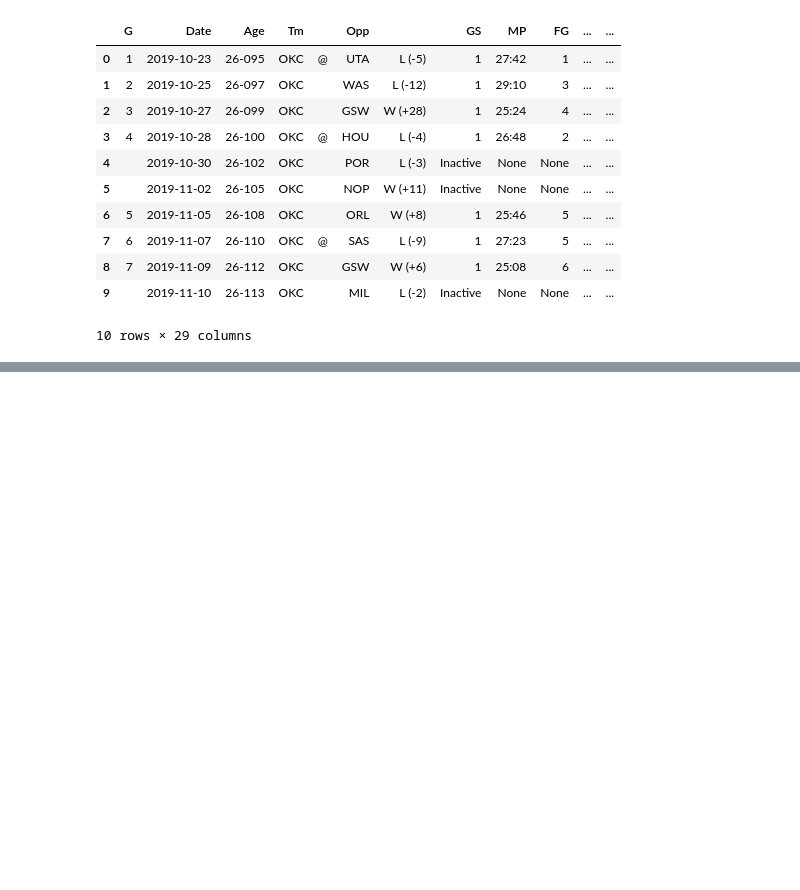
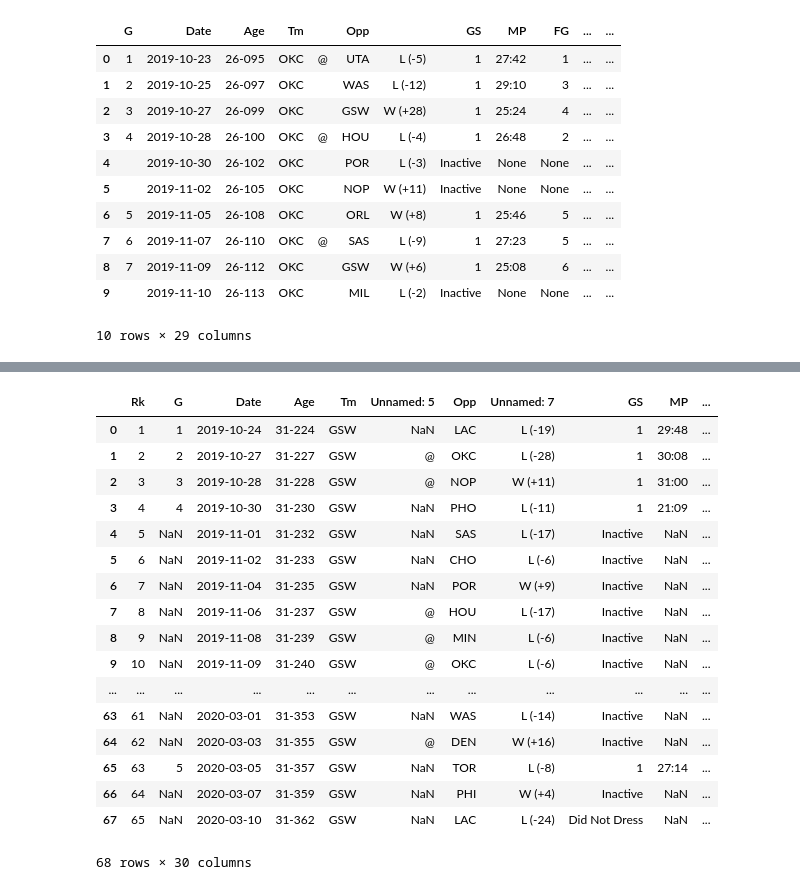
Before and after one commit to Carterbouley/nba_simulation, a Jupyter notebook: Scraping.ipynb, the cells around one changed output, grey strips where cells are left out. Saved outputs shown, nothing was run; the diff lists cells and outputs as text; code cells hidden in the pictures; blank space fills up the shorter version.

```diff
--- a/Scraping.ipynb
+++ b/Scraping.ipynb
@@ -152,0 +298,22 @@ rows
+# %%
+df = pd.read_html('https://www.basketball-reference.com/players/c/curryst01/gamelog/2020')[7]
+df['Index'] =
+# %% [output]
+|  | Rk | G | Date | Age | Tm | Unnamed: 5 | Opp | Unnamed: 7 | GS | MP | ... |
+| 0 | 1 | 1 | 2019-10-24 | 31-224 | GSW | NaN | LAC | L (-19) | 1 | 29:48 | ... |
+| 1 | 2 | 2 | 2019-10-27 | 31-227 | GSW | @ | OKC | L (-28) | 1 | 30:08 | ... |
+| 2 | 3 | 3 | 2019-10-28 | 31-228 | GSW | @ | NOP | W (+11) | 1 | 31:00 | ... |
+| 3 | 4 | 4 | 2019-10-30 | 31-230 | GSW | NaN | PHO | L (-11) | 1 | 21:09 | ... |
+| 4 | 5 | NaN | 2019-11-01 | 31-232 | GSW | NaN | SAS | L (-17) | Inactive | NaN | ... |
+| 5 | 6 | NaN | 2019-11-02 | 31-233 | GSW | NaN | CHO | L (-6) | Inactive | NaN | ... |
+| 6 | 7 | NaN | 2019-11-04 | 31-235 | GSW | NaN | POR | W (+9) | Inactive | NaN | ... |
+| 7 | 8 | NaN | 2019-11-06 | 31-237 | GSW | @ | HOU | L (-17) | Inactive | NaN | ... |
+| 8 | 9 | NaN | 2019-11-08 | 31-239 | GSW | @ | MIN | L (-6) | Inactive | NaN | ... |
+| 9 | 10 | NaN | 2019-11-09 | 31-240 | GSW | @ | OKC | L (-6) | Inactive | NaN | ... |
+| ... | ... | ... | ... | ... | ... | ... | ... | ... | ... | ... | ... |
+| 63 | 61 | NaN | 2020-03-01 | 31-353 | GSW | NaN | WAS | L (-14) | Inactive | NaN | ... |
+| 64 | 62 | NaN | 2020-03-03 | 31-355 | GSW | @ | DEN | W (+16) | Inactive | NaN | ... |
+| 65 | 63 | 5 | 2020-03-05 | 31-357 | GSW | NaN | TOR | L (-8) | 1 | 27:14 | ... |
+| 66 | 64 | NaN | 2020-03-07 | 31-359 | GSW | NaN | PHI | W (+4) | Inactive | NaN | ... |
+| 67 | 65 | NaN | 2020-03-10 | 31-362 | GSW | NaN | LAC | L (-24) | Did Not Dress | NaN | ... |
+68 rows × 30 columns
```
Also changed, not shown: parts of 26 cells of this notebook.
